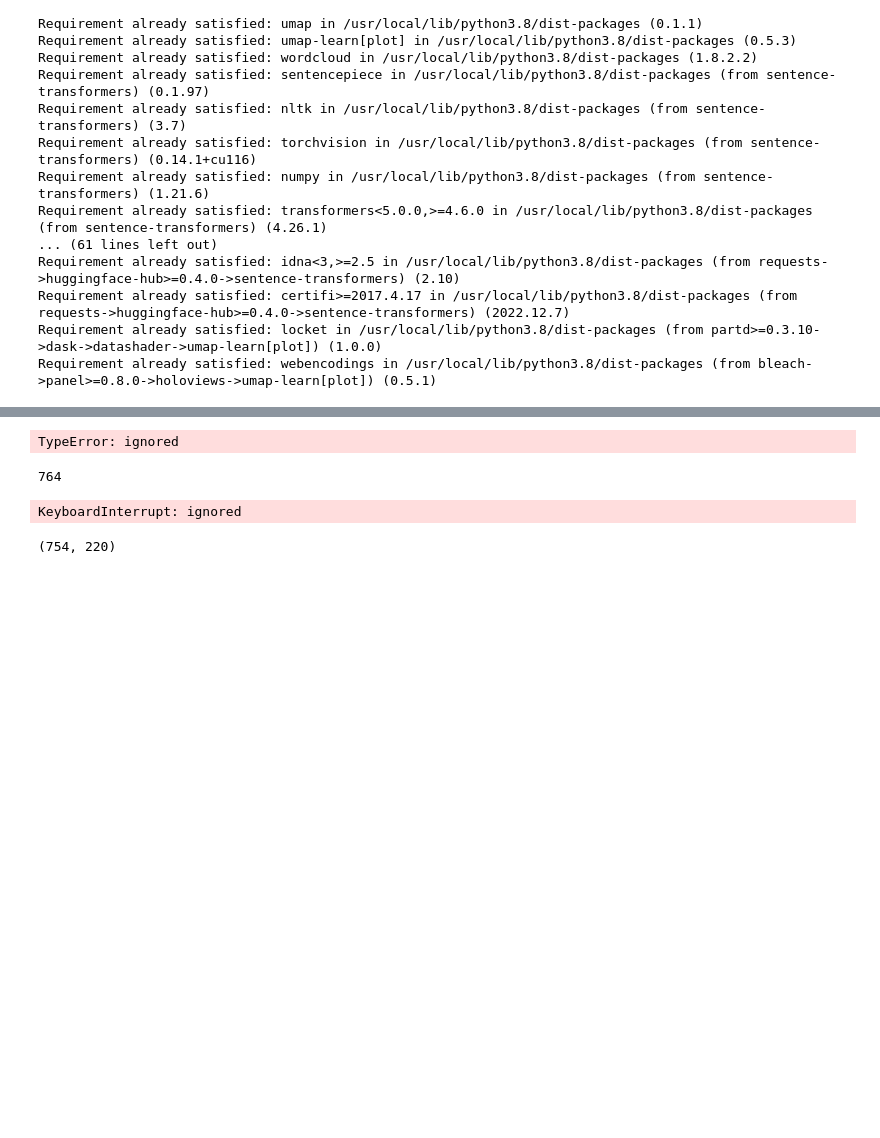
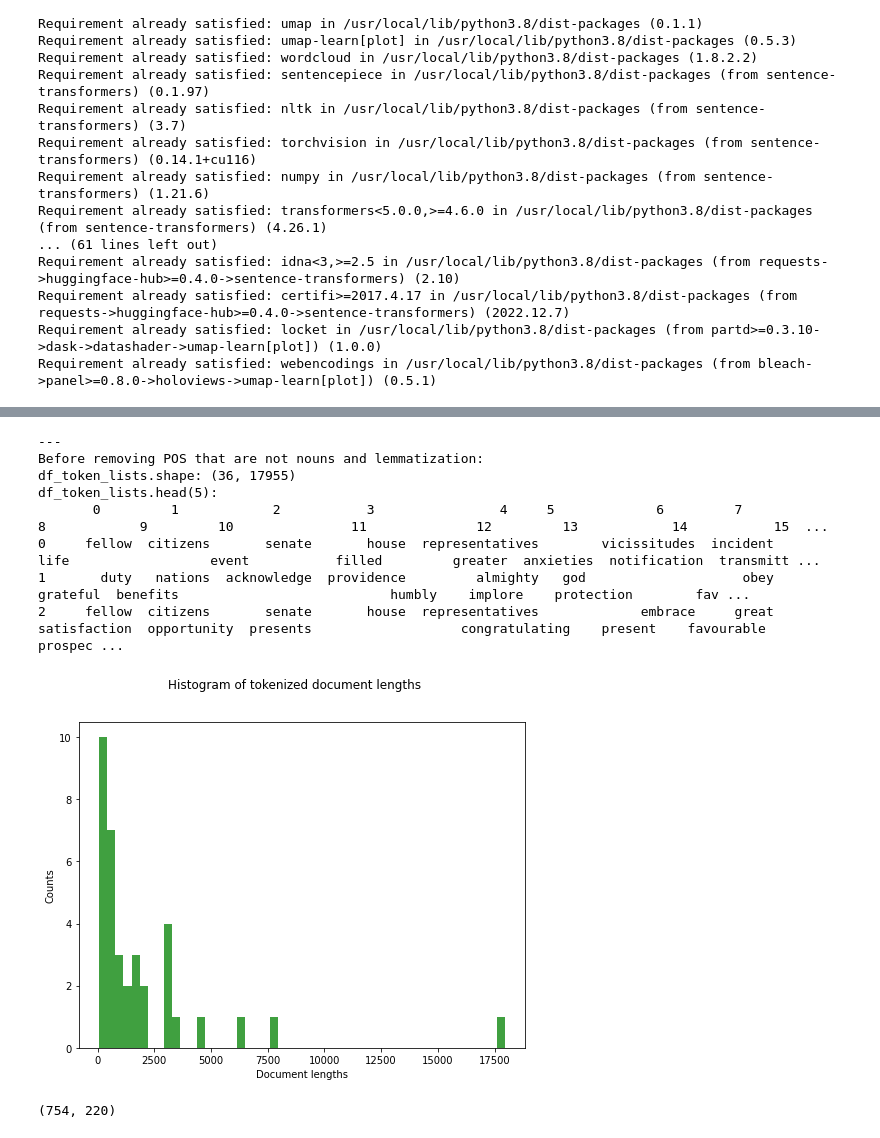
Before and after one commit to yahya010/DocClustering, a Jupyter notebook: Code/ColabRefactor2.ipynb, the cells around one changed output, grey strips where cells are left out. Saved outputs shown, nothing was run; the diff lists cells and outputs as text; code cells hidden in the pictures; blank space fills up the shorter version.

```diff
--- a/Code/ColabRefactor2.ipynb
+++ b/Code/ColabRefactor2.ipynb
@@ -152,7 +156,6 @@ for index, row in dataset.iterrows():
     data_samples.append(row['Transcript'])
     data_classes.append(PresidentIndex[underscoreName].value)
 # %%
-from umap.umap_ import INT32_MAX
 # Pre-Processing Helpers
 def remove_accents(data):
     return ''.join(x for x in unicodedata.normalize('NFKD', data) if x in string.ascii_letters or x == " ")
@@ -302,90 +305,43 @@ def preprocess_documents(data_samples, president_names, general_stopwords, addit
   if is_print:
     print("---")
     print("Before removing POS that are not nouns and lemmatization:")
     print("df_token_lists.shape:", df_token_lists.shape)
     print("df_token_lists.head(5):")
     print(df_token_lists.head(5).to_string())
 
     print("---")
     print("After removing POS that are not nouns and lemmatization:")
     print("df_lem_strings.head():")
     print(df_lem_strings.head().to_string())
 
     print("---")
     for i,v in enumerate(data_processed[:5]):
       print(i,v)
 
   # Plot histogram of tokenized document lengths
   if is_plot:
     fig = plt.figure(figsize=(8,6))
     plt.suptitle("Histogram of tokenized document lengths")
     plt.xlabel("Document lengths")
     plt.ylabel("Counts")
     n, bins, patches = plt.hist(len_tokens, bins=50, density=False, facecolor='g', alpha=0.75)
     plt.show()
 
   return df_token_lists, df_lem_strings, data_samples_processed, data_processed
 
 # Preprocess documents
-transcript_list = [sent_tokenize(transcripts[p.value]) for p in PRESIDENTS]
-pres_names = [p.name for p in PRESIDENTS]
-
-
 df_token_lists, df_lem_strings, data_samples_processed, data_processed = \
-  preprocess_documents(transcript_list, pres_names, general_stopwords, domain_stopwords, stemmer, lemmatizer, is_skip_header=True, is_print=True, is_plot=True)
+  preprocess_documents(data_samples, data_classes, general_stopwords, domain_stopwords, stemmer, lemmatizer, is_skip_header=True, is_print=True, is_plot=True)
 # %% [output]
-TypeError: ignored
+---
+Before removing POS that are not nouns and lemmatization:
+df_token_lists.shape: (36, 17955)
+df_token_lists.head(5):
+       0         1            2           3                4     5             6         7             8            9         10               11              12         13            14           15  ...
+0     fellow  citizens       senate       house  representatives        vicissitudes  incident          life                  event           filled         greater  anxieties  notification  transmitt ...
+1       duty   nations  acknowledge  providence         almighty   god                    obey                   grateful  benefits                           humbly    implore    protection        fav ...
+2     fellow  citizens       senate       house  representatives             embrace     great  satisfaction  opportunity  presents                   congratulating    present    favourable    prospec ...
+[figure, added]
-# %%
-transcripts = dataset.transcripts
-tokenized_transcripts = pd.DataFrame(index=range(44), columns=['Sentences'])
-
-fullTranscripts = []
-originalTranscript_list = [] # contains 44 transcripts
-transcript_list = [] #contains 44 transcripts
-filteredTranscript = []
-
-# Creates a transcript list of set number of transcripts
-for transcript in transcripts[0:1]:
-    transcript = sent_tokenize(transcript)
-    for sentence in transcript:
-      fullTranscripts.append(sentence)
-
-# Removes stop-words
-for sentence in fullTranscripts:
-    words = nltk.word_tokenize(sentence)
-    stop_words = set(stopwords.words('english'))
-    filtered_words = [word for word in words if word.lower() not in stop_words]
-    filteredTranscript.append(" ".join(filtered_words))
-
-# Removes punctiation excluding ".", "!", "?"
-exclude = string.punctuation.replace(".", "")
-exclude = exclude.replace("!", "")
-exclude = exclude.replace("?", "")
-filteredTranscript = [s.translate(str.maketrans('', '', exclude)) for s in filteredTranscript]
-
-# Only includes sentences with number of words greater then set value
-# Cuttoff number includes end punctuation as a word
-filteredTranscript = [s for s in filteredTranscript if len(s.split())>4]
-print(len(filteredTranscript))
-
-# Embedding and outlier removal
-model = SentenceTransformer('sentence-transformers/all-mpnet-base-v1')
-
-original_embeddings = model.encode(filteredTranscript)
-ood = OutOfDistribution()
-train_outlier_scores = ood.fit_score(features=original_embeddings)
-top_train_outlier_idxs = (train_outlier_scores).argsort()[:10] #7 speeches, for each speech get top 20 outliers and give scores on relevance detection, novelty detection 1-5
-for x in top_train_outlier_idxs:
-  filteredTranscript.pop(x)
-embeddings = model.encode(filteredTranscript)
-#print(filteredTranscript)
-print(len(filteredTranscript))
-print(original_embeddings.shape)
-print(embeddings.shape)
-#print(top_train_outlier_idxs)
-# %% [output]
-764
-KeyboardInterrupt: ignored
 # %%
 # Segmentation
 segmentation  = get_optimal_splits(embeddings, p) # Splits.
```
Also changed, not shown: parts of 2 cells of this notebook.
